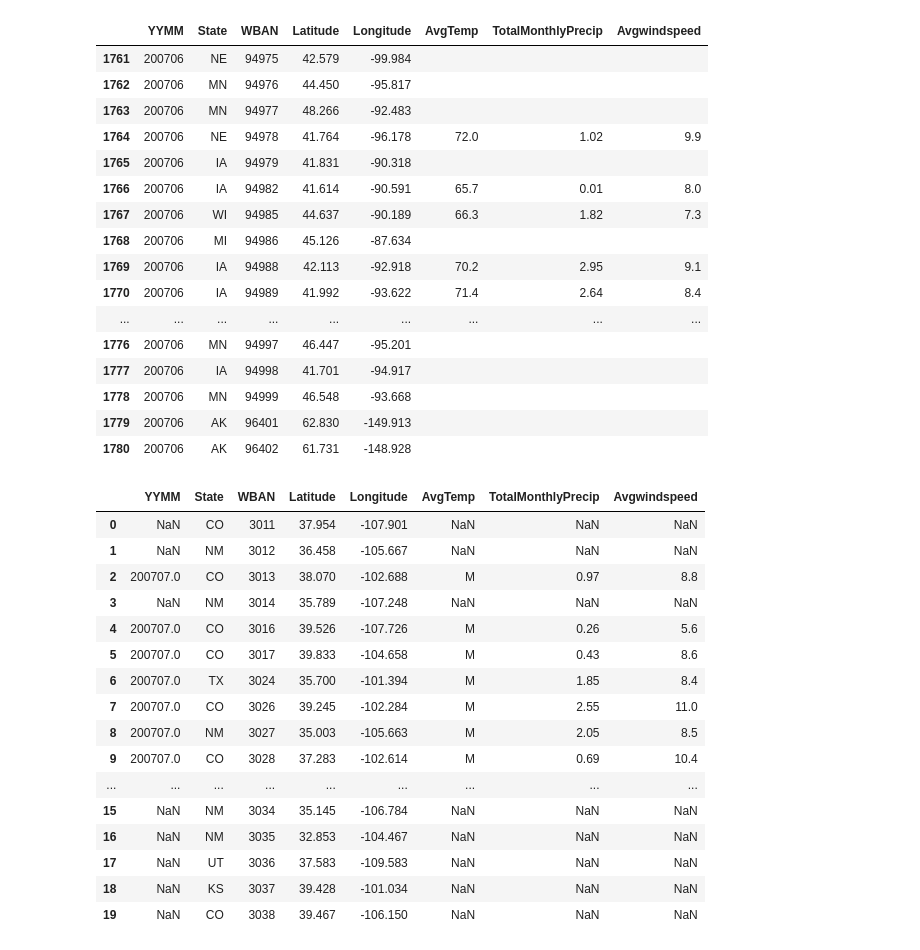
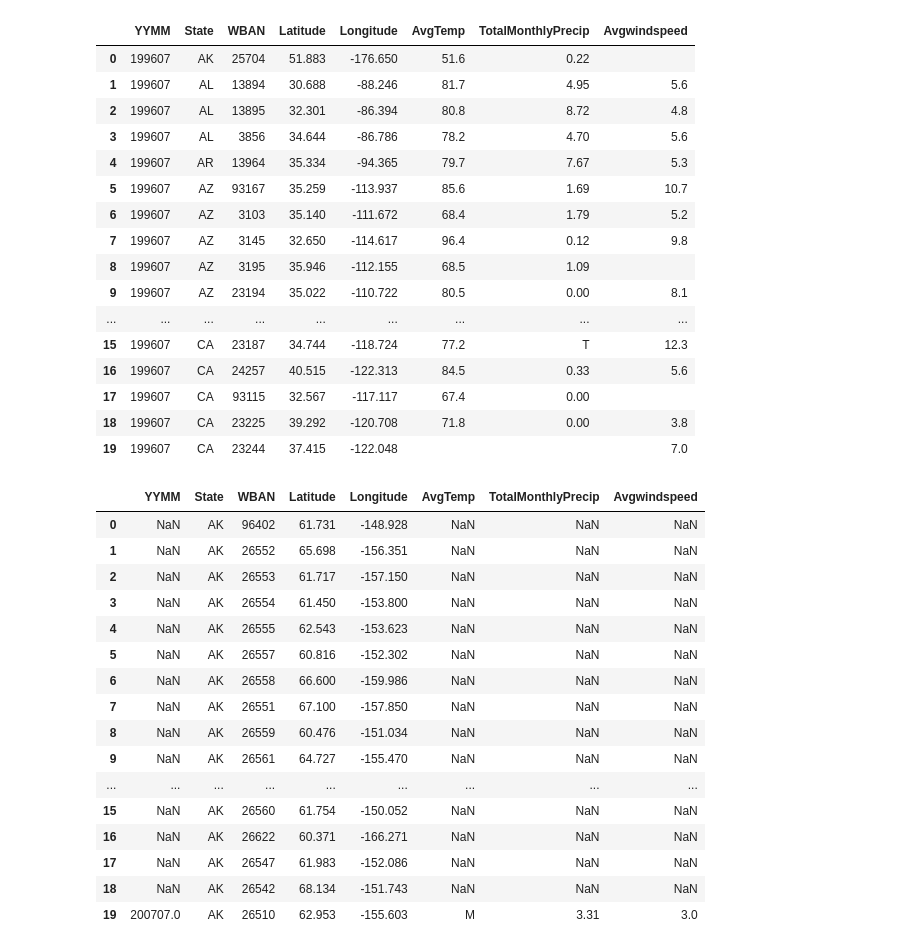
Before and after one commit to tydpan/EASE-Project, a Jupyter notebook: Arranged_Data/weather_data.ipynb, the cells around one changed output. Saved outputs shown, nothing was run; the diff lists cells and outputs as text; code cells hidden in the pictures.

```diff
--- a/Arranged_Data/weather_data.ipynb
+++ b/Arranged_Data/weather_data.ipynb
@@ -24,3 +24,6 @@ result_data = pd.concat([readindata, afprocessedwd], axis=1)
 result_data.columns = ['WBAN','AvgTemp','TotalMonthlyPrecip','Avgwindspeed','YYMM']
 result_data = result_data[['YYMM','WBAN','AvgTemp','TotalMonthlyPrecip','Avgwindspeed']]
 final_weather_table = pd.merge(left=weather_table,right=result_data, how='left', left_on='WBAN', right_on='WBAN')
+final_weather_table.sort_values('State', inplace=True, ascending=True)
+final_weather_table.reset_index(inplace=True, drop=True)
+final_weather_table
@@ -27,44 +49,46 @@ final_weather_table = pd.merge(left=weather_table,right=result_data, how='left',
 # %%
 #adding iteration over all the files in the folder
 path =r'../Original_Data/Final_weather_data'
 allFiles = glob.glob(path + "/*.txt")
 weather_frame = pd.DataFrame()
 list_ = []
 for file_ in allFiles:
     read_in = pd.read_csv(file_,index_col=None, header=0)
     readindata = read_in.rename(columns = {'Wban Number':'WBAN'}).iloc[:,[0,6,26,-3]]
     weather_date = pd.DataFrame(read_in.iloc[:,1]/float(100))
     temp_list = []
     for i in weather_date.iloc[:,0]:
         temp_list.append(math.floor(i))
 
     afprocessedwd = pd.DataFrame(temp_list)
     result_data = pd.concat([readindata, afprocessedwd], axis=1)
     result_data.columns = ['WBAN','AvgTemp','TotalMonthlyPrecip','Avgwindspeed','YYMM']
     result_data = result_data[['YYMM','WBAN','AvgTemp','TotalMonthlyPrecip','Avgwindspeed']]
     final_weather_table = pd.merge(left=result_data,right=weather_table, how='left', left_on='WBAN', right_on='WBAN')
+    final_weather_table.sort_values('State', inplace=True, ascending=True)
+    final_weather_table.reset_index(inplace=True, drop=True)
     final_weather_table = final_weather_table[['YYMM','State','WBAN','Latitude','Longitude','AvgTemp','TotalMonthlyPrecip','Avgwindspeed']]
     list_.append(final_weather_table)
 weather_frame = pd.concat(list_)
-weather_frame.tail(20)
+weather_frame.head(20)
 # %% [output]
 |  | YYMM | State | WBAN | Latitude | Longitude | AvgTemp | TotalMonthlyPrecip | Avgwindspeed |
-| 1761 | 200706 | NE | 94975 | 42.579 | -99.984 |  |  |  |
-| 1762 | 200706 | MN | 94976 | 44.450 | -95.817 |  |  |  |
-| 1763 | 200706 | MN | 94977 | 48.266 | -92.483 |  |  |  |
-| 1764 | 200706 | NE | 94978 | 41.764 | -96.178 | 72.0 | 1.02 | 9.9 |
-| 1765 | 200706 | IA | 94979 | 41.831 | -90.318 |  |  |  |
-| 1766 | 200706 | IA | 94982 | 41.614 | -90.591 | 65.7 | 0.01 | 8.0 |
-| 1767 | 200706 | WI | 94985 | 44.637 | -90.189 | 66.3 | 1.82 | 7.3 |
-| 1768 | 200706 | MI | 94986 | 45.126 | -87.634 |  |  |  |
-| 1769 | 200706 | IA | 94988 | 42.113 | -92.918 | 70.2 | 2.95 | 9.1 |
-| 1770 | 200706 | IA | 94989 | 41.992 | -93.622 | 71.4 | 2.64 | 8.4 |
+| 0 | 199607 | AK | 25704 | 51.883 | -176.650 | 51.6 | 0.22 |  |
+| 1 | 199607 | AL | 13894 | 30.688 | -88.246 | 81.7 | 4.95 | 5.6 |
+| 2 | 199607 | AL | 13895 | 32.301 | -86.394 | 80.8 | 8.72 | 4.8 |
+| 3 | 199607 | AL | 3856 | 34.644 | -86.786 | 78.2 | 4.70 | 5.6 |
+| 4 | 199607 | AR | 13964 | 35.334 | -94.365 | 79.7 | 7.67 | 5.3 |
+| 5 | 199607 | AZ | 93167 | 35.259 | -113.937 | 85.6 | 1.69 | 10.7 |
+| 6 | 199607 | AZ | 3103 | 35.140 | -111.672 | 68.4 | 1.79 | 5.2 |
+| 7 | 199607 | AZ | 3145 | 32.650 | -114.617 | 96.4 | 0.12 | 9.8 |
+| 8 | 199607 | AZ | 3195 | 35.946 | -112.155 | 68.5 | 1.09 |  |
+| 9 | 199607 | AZ | 23194 | 35.022 | -110.722 | 80.5 | 0.00 | 8.1 |
 | ... | ... | ... | ... | ... | ... | ... | ... | ... |
-| 1776 | 200706 | MN | 94997 | 46.447 | -95.201 |  |  |  |
-| 1777 | 200706 | IA | 94998 | 41.701 | -94.917 |  |  |  |
-| 1778 | 200706 | MN | 94999 | 46.548 | -93.668 |  |  |  |
-| 1779 | 200706 | AK | 96401 | 62.830 | -149.913 |  |  |  |
-| 1780 | 200706 | AK | 96402 | 61.731 | -148.928 |  |  |  |
+| 15 | 199607 | CA | 23187 | 34.744 | -118.724 | 77.2 | T | 12.3 |
+| 16 | 199607 | CA | 24257 | 40.515 | -122.313 | 84.5 | 0.33 | 5.6 |
+| 17 | 199607 | CA | 93115 | 32.567 | -117.117 | 67.4 | 0.00 |  |
+| 18 | 199607 | CA | 23225 | 39.292 | -120.708 | 71.8 | 0.00 | 3.8 |
+| 19 | 199607 | CA | 23244 | 37.415 | -122.048 |  |  | 7.0 |
 # %%
 path =r'../Original_Data/Final_weather_data/More'
 allFiles07to16 = glob.glob(path + "/*.txt")
@@ -75,28 +99,30 @@ for file_ in allFiles07to16:
     result_data = read_in.rename(columns = {'Wban Number':'WBAN'}).iloc[:,[0,1,6,26,-3]]
     final_weather_table = pd.merge(left=weather_table,right=result_data, how='left', left_on='WBAN', right_on='WBAN')
     final_weather_table.columns = ['WBAN','State','Latitude','Longitude','YYMM','AvgTemp','TotalMonthlyPrecip','Avgwindspeed']
+    final_weather_table.sort_values('State', inplace=True, ascending=True)
+    final_weather_table.reset_index(inplace=True, drop=True)
     final_weather_table = final_weather_table[['YYMM','State','WBAN','Latitude','Longitude','AvgTemp','TotalMonthlyPrecip','Avgwindspeed']]
     list07to16_.append(final_weather_table)
 weather_frame07to16 = pd.concat(list07to16_)
 weather_frame07to16.head(20)
 # %% [output]
 |  | YYMM | State | WBAN | Latitude | Longitude | AvgTemp | TotalMonthlyPrecip | Avgwindspeed |
-| 0 | NaN | CO | 3011 | 37.954 | -107.901 | NaN | NaN | NaN |
-| 1 | NaN | NM | 3012 | 36.458 | -105.667 | NaN | NaN | NaN |
-| 2 | 200707.0 | CO | 3013 | 38.070 | -102.688 | M | 0.97 | 8.8 |
-| 3 | NaN | NM | 3014 | 35.789 | -107.248 | NaN | NaN | NaN |
-| 4 | 200707.0 | CO | 3016 | 39.526 | -107.726 | M | 0.26 | 5.6 |
-| 5 | 200707.0 | CO | 3017 | 39.833 | -104.658 | M | 0.43 | 8.6 |
-| 6 | 200707.0 | TX | 3024 | 35.700 | -101.394 | M | 1.85 | 8.4 |
-| 7 | 200707.0 | CO | 3026 | 39.245 | -102.284 | M | 2.55 | 11.0 |
-| 8 | 200707.0 | NM | 3027 | 35.003 | -105.663 | M | 2.05 | 8.5 |
-| 9 | 200707.0 | CO | 3028 | 37.283 | -102.614 | M | 0.69 | 10.4 |
+| 0 | NaN | AK | 96402 | 61.731 | -148.928 | NaN | NaN | NaN |
+| 1 | NaN | AK | 26552 | 65.698 | -156.351 | NaN | NaN | NaN |
+| 2 | NaN | AK | 26553 | 61.717 | -157.150 | NaN | NaN | NaN |
+| 3 | NaN | AK | 26554 | 61.450 | -153.800 | NaN | NaN | NaN |
+| 4 | NaN | AK | 26555 | 62.543 | -153.623 | NaN | NaN | NaN |
+| 5 | NaN | AK | 26557 | 60.816 | -152.302 | NaN | NaN | NaN |
+| 6 | NaN | AK | 26558 | 66.600 | -159.986 | NaN | NaN | NaN |
+| 7 | NaN | AK | 26551 | 67.100 | -157.850 | NaN | NaN | NaN |
+| 8 | NaN | AK | 26559 | 60.476 | -151.034 | NaN | NaN | NaN |
+| 9 | NaN | AK | 26561 | 64.727 | -155.470 | NaN | NaN | NaN |
 | ... | ... | ... | ... | ... | ... | ... | ... | ... |
-| 15 | NaN | NM | 3034 | 35.145 | -106.784 | NaN | NaN | NaN |
-| 16 | NaN | NM | 3035 | 32.853 | -104.467 | NaN | NaN | NaN |
-| 17 | NaN | UT | 3036 | 37.583 | -109.583 | NaN | NaN | NaN |
-| 18 | NaN | KS | 3037 | 39.428 | -101.034 | NaN | NaN | NaN |
-| 19 | NaN | CO | 3038 | 39.467 | -106.150 | NaN | NaN | NaN |
+| 15 | NaN | AK | 26560 | 61.754 | -150.052 | NaN | NaN | NaN |
+| 16 | NaN | AK | 26622 | 60.371 | -166.271 | NaN | NaN | NaN |
+| 17 | NaN | AK | 26547 | 61.983 | -152.086 | NaN | NaN | NaN |
+| 18 | NaN | AK | 26542 | 68.134 | -151.743 | NaN | NaN | NaN |
+| 19 | 200707.0 | AK | 26510 | 62.953 | -155.603 | M | 3.31 | 3.0 |
 # %%
 df = [weather_frame, weather_frame07to16]
 output_weather_data = pd.concat(df)
```
Also changed, not shown: parts of 5 cells of this notebook.
